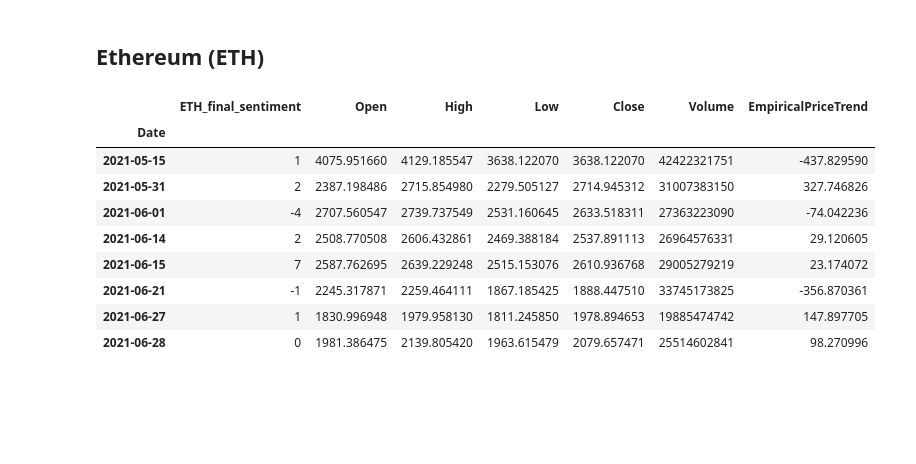
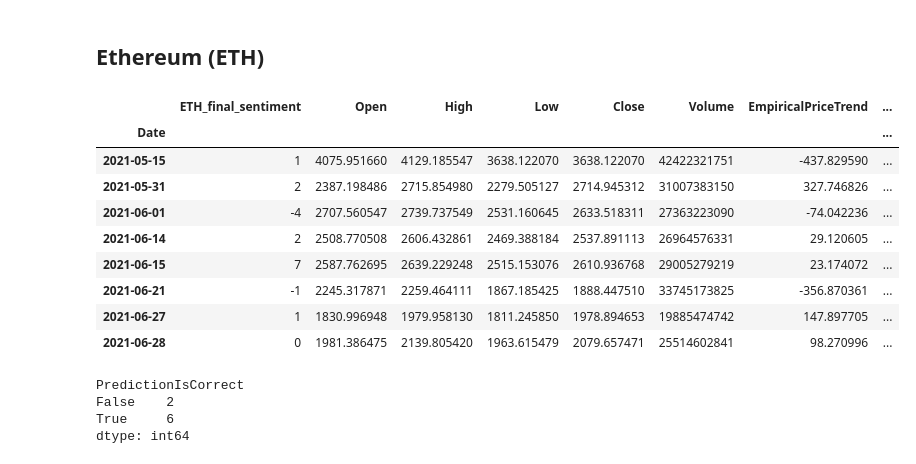
Before and after one commit to distractedm1nd/mar2moon, a Jupyter notebook: scripts/CoinPriceAnalysis.ipynb, the cells around one changed output. Saved outputs shown, nothing was run; the diff lists cells and outputs as text; code cells hidden in the pictures; blank space fills up the shorter version.

```diff
--- a/scripts/CoinPriceAnalysis.ipynb
+++ b/scripts/CoinPriceAnalysis.ipynb
@@ -360,16 +378,26 @@ display(comparison_table_doge)
 # %%
 ### ETH
 comparison_table_eth = pd.merge(eth_final_sentiment_by_date.to_frame(), eth_data, on = "Date")
 comparison_table_eth["EmpiricalPriceTrend"] = eth_data["Close"] - eth_data["Open"]
+comparison_table_eth["PredictedTrendbySA"] = np.where(comparison_table_eth["ETH_final_sentiment"] > 0, "bullish", np.where(comparison_table_eth["ETH_final_sentiment"] < 0, "bearish", "neutral"))
+comparison_table_eth["ObservedTrend"] = np.where(comparison_table_eth["EmpiricalPriceTrend"] > 0, "bullish", np.where(comparison_table_eth["EmpiricalPriceTrend"] < 0, "bearish", "neutral"))
+comparison_table_eth["PredictionIsCorrect"] = np.where(comparison_table_eth["PredictedTrendbySA"] == comparison_table_eth["ObservedTrend"], True, False)
 display(comparison_table_eth)
 # %% [output]
-|  | ETH_final_sentiment | Open | High | Low | Close | Volume | EmpiricalPriceTrend |
-| Date |  |  |  |  |  |  |  |
-| 2021-05-15 | 1 | 4075.951660 | 4129.185547 | 3638.122070 | 3638.122070 | 42422321751 | -437.829590 |
-| 2021-05-31 | 2 | 2387.198486 | 2715.854980 | 2279.505127 | 2714.945312 | 31007383150 | 327.746826 |
-| 2021-06-01 | -4 | 2707.560547 | 2739.737549 | 2531.160645 | 2633.518311 | 27363223090 | -74.042236 |
-| 2021-06-14 | 2 | 2508.770508 | 2606.432861 | 2469.388184 | 2537.891113 | 26964576331 | 29.120605 |
-| 2021-06-15 | 7 | 2587.762695 | 2639.229248 | 2515.153076 | 2610.936768 | 29005279219 | 23.174072 |
-| 2021-06-21 | -1 | 2245.317871 | 2259.464111 | 1867.185425 | 1888.447510 | 33745173825 | -356.870361 |
-| 2021-06-27 | 1 | 1830.996948 | 1979.958130 | 1811.245850 | 1978.894653 | 19885474742 | 147.897705 |
-| 2021-06-28 | 0 | 1981.386475 | 2139.805420 | 1963.615479 | 2079.657471 | 25514602841 | 98.270996 |
+|  | ETH_final_sentiment | Open | High | Low | Close | Volume | EmpiricalPriceTrend | ... |
+| Date |  |  |  |  |  |  |  | ... |
+| 2021-05-15 | 1 | 4075.951660 | 4129.185547 | 3638.122070 | 3638.122070 | 42422321751 | -437.829590 | ... |
+| 2021-05-31 | 2 | 2387.198486 | 2715.854980 | 2279.505127 | 2714.945312 | 31007383150 | 327.746826 | ... |
+| 2021-06-01 | -4 | 2707.560547 | 2739.737549 | 2531.160645 | 2633.518311 | 27363223090 | -74.042236 | ... |
+| 2021-06-14 | 2 | 2508.770508 | 2606.432861 | 2469.388184 | 2537.891113 | 26964576331 | 29.120605 | ... |
+| 2021-06-15 | 7 | 2587.762695 | 2639.229248 | 2515.153076 | 2610.936768 | 29005279219 | 23.174072 | ... |
+| 2021-06-21 | -1 | 2245.317871 | 2259.464111 | 1867.185425 | 1888.447510 | 33745173825 | -356.870361 | ... |
+| 2021-06-27 | 1 | 1830.996948 | 1979.958130 | 1811.245850 | 1978.894653 | 19885474742 | 147.897705 | ... |
+| 2021-06-28 | 0 | 1981.386475 | 2139.805420 | 1963.615479 | 2079.657471 | 25514602841 | 98.270996 | ... |
+# %%
+comparison_table_eth.groupby('PredictionIsCorrect').size()
+# %% [output]
+PredictionIsCorrect
+False    2
+True     6
+dtype: int64
```
Also changed, not shown: parts of 7 cells of this notebook.
